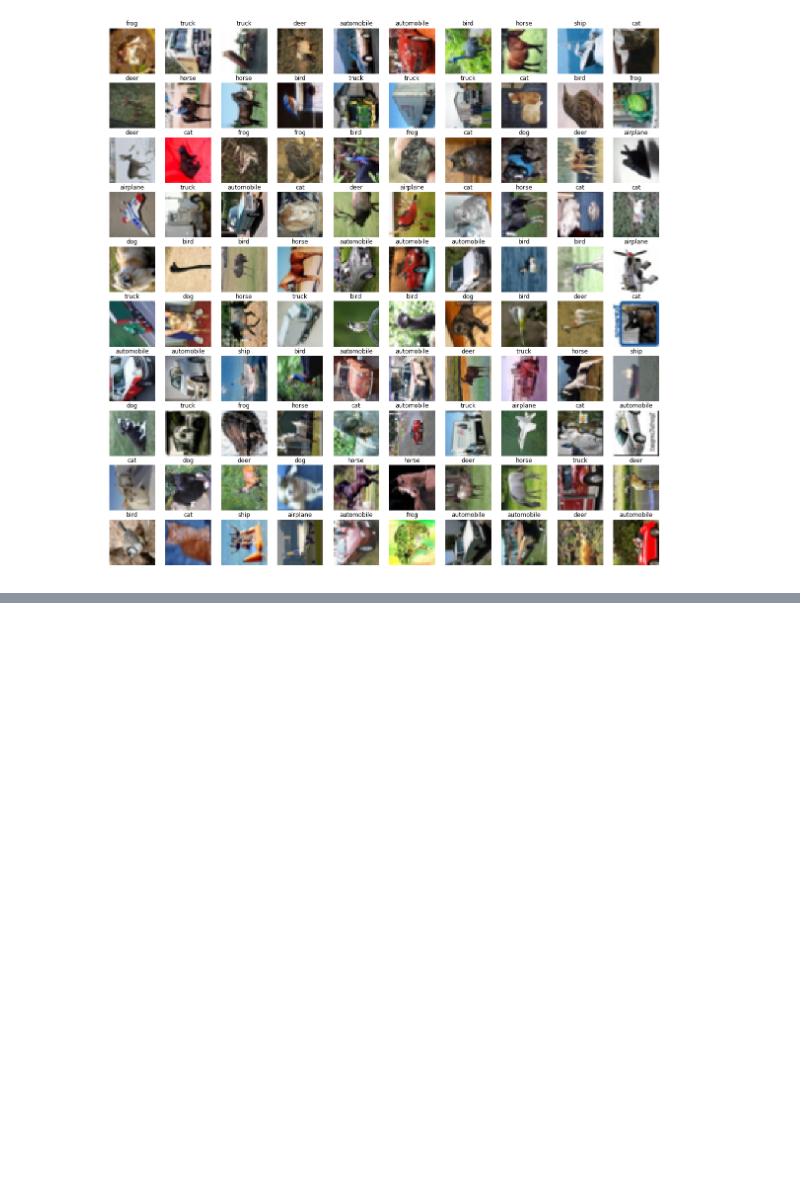
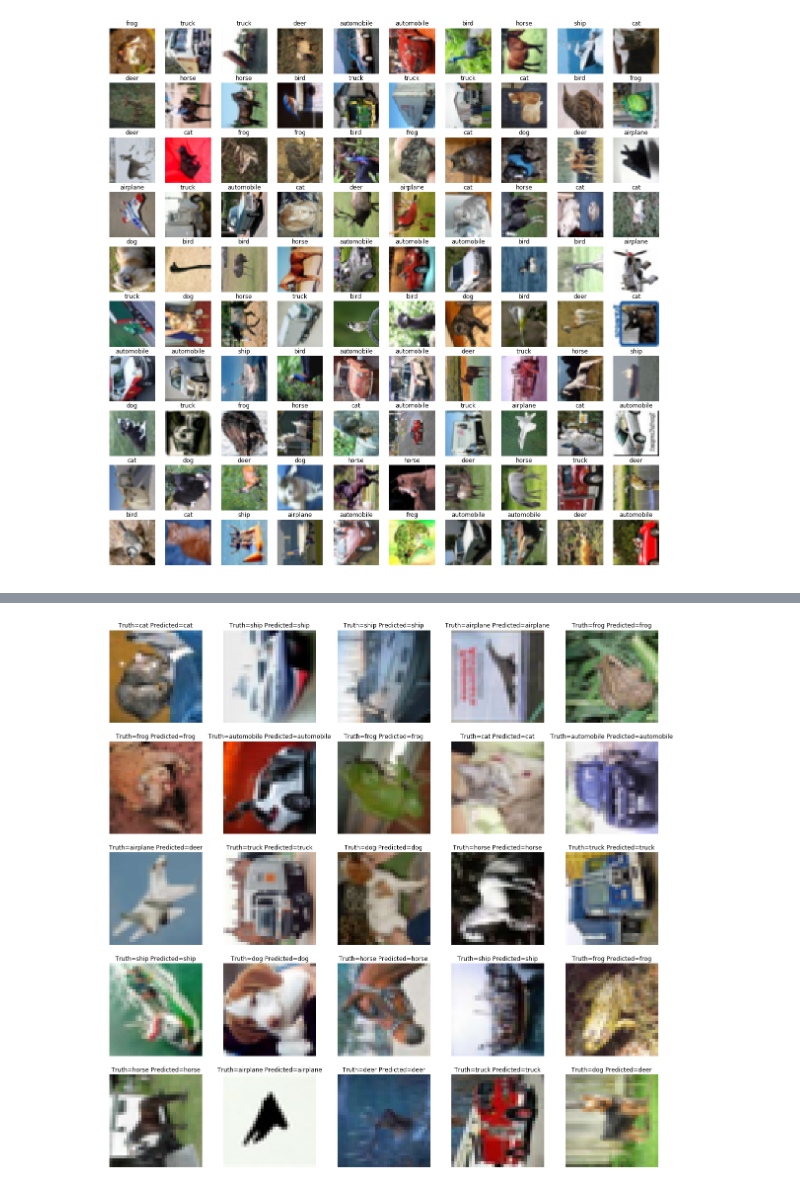
Before and after one commit to piyush01123/Breaking-Convnets, a Jupyter notebook: Breaking Convnets - Part 2.ipynb, the cells around one changed output, grey strips where cells are left out. Saved outputs shown, nothing was run; the diff lists cells and outputs as text; code cells hidden in the pictures; blank space fills up the shorter version.

```diff
--- a/Breaking Convnets - Part 2.ipynb
+++ b/Breaking Convnets - Part 2.ipynb
@@ -69,0 +85,11 @@ Epoch 2/100
+# %%
+mymodel = tf.keras.models.load_model('myCNN_trained.h5')
+preds = (mymodel.predict_classes(test_X[:25]))
+plt.figure(figsize=(20, 20))
+for i in range(25):
+    plt.subplot(5, 5, i+1)
+    plt.axis('off')
+    plt.imshow(test_X[i])
+    plt.title('Truth=%s Predicted=%s' %(label_names[np.argmax(test_Y[i])], label_names[preds[i]]))
+# %% [output]
+[figure, added]
```
Also changed, not shown: parts of 7 cells of this notebook.
